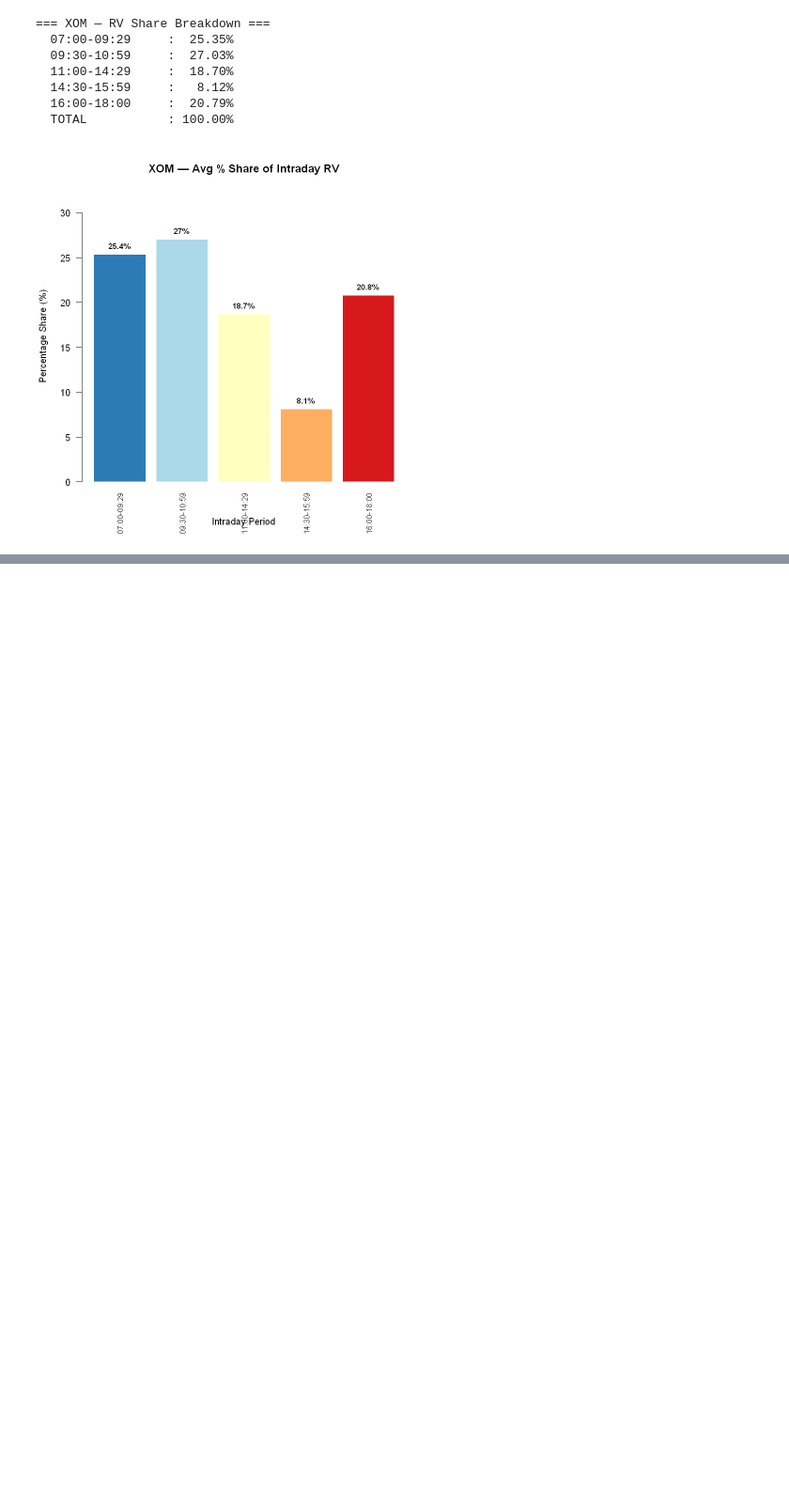
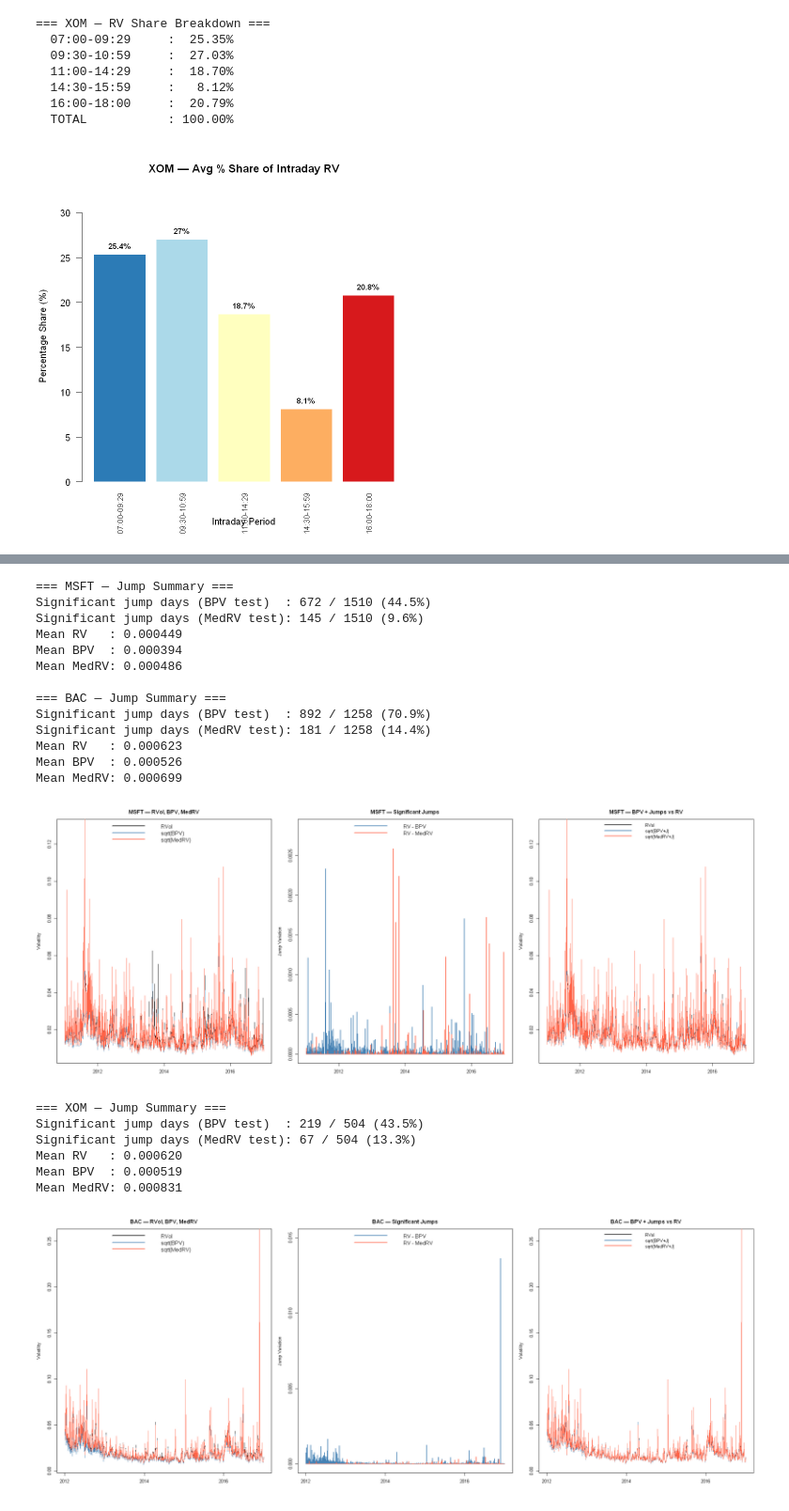
Before and after one commit to ahojdobryden/FiCox, a Jupyter notebook: HA3/HW3.ipynb, the cells around one changed output, grey strips where cells are left out. Shown at 94% size. Saved outputs shown, nothing was run; the diff lists cells and outputs as text; code cells hidden in the pictures; blank space fills up the shorter version.

```diff
--- a/HA3/HW3.ipynb
+++ b/HA3/HW3.ipynb
@@ -134,6 +123,29 @@ compare_rv <- function(clean_data, ticker) {
   index(rv_from_returns) <- as.Date(index(rv_from_returns))
 
   rv_diff <- rv_from_prices - rv_from_returns
+
+  # Extract the returns series for plotting
+  returns_series <- na.omit(clean_data[, "Returns"])
+
+  # Set up a 2-panel vertical layout
+  par(mfrow = c(2, 1), mar = c(3, 4, 3, 2) + 0.1)
+
+  # Plot 1: The High-Frequency Returns Series
+  print(plot(returns_series,
+             main = paste(ticker, "- 1-Minute Returns"),
+             ylab = "Returns",
+             col = "darkgray",
+             lwd = 1))
+
+  # Plot 2: The Time Series of RV from Returns
+  print(plot(rv_from_returns,
+             main = paste(ticker, "- Daily Realized Variance"),
+             ylab = "Realized Variance",
+             col = "darkblue",
+             lwd = 1))
+
+  # Reset the plotting layout back to standard 1x1
+  par(mfrow = c(1, 1))
 
   cat(sprintf("\n--- %s RV Differences (Prices Method vs Returns Method) ---\n", ticker))
   cat(sprintf("Minimum Difference : %f\n", min(rv_diff,  na.rm = TRUE)))
@@ -537,0 +782,26 @@ shares_prices_xom  <- plot_rv_shares_prices(xom_clean,  "XOM")
+# %%
+jumps_msft <- compute_jumps(msft_clean, "MSFT", rv_msft)
+jumps_bac  <- compute_jumps(bac_clean,  "BAC",  rv_bac)
+jumps_xom  <- compute_jumps(xom_clean,  "XOM",  rv_xom)
+# %% [output]
+=== MSFT — Jump Summary ===
+Significant jump days (BPV test)  : 672 / 1510 (44.5%)
+Significant jump days (MedRV test): 145 / 1510 (9.6%)
+Mean RV   : 0.000449
+Mean BPV  : 0.000394
+Mean MedRV: 0.000486
+
+=== BAC — Jump Summary ===
+Significant jump days (BPV test)  : 892 / 1258 (70.9%)
+Significant jump days (MedRV test): 181 / 1258 (14.4%)
+Mean RV   : 0.000623
+Mean BPV  : 0.000526
+Mean MedRV: 0.000699
+[figure, added]
+=== XOM — Jump Summary ===
+Significant jump days (BPV test)  : 219 / 504 (43.5%)
+Significant jump days (MedRV test): 67 / 504 (13.3%)
+Mean RV   : 0.000620
+Mean BPV  : 0.000519
+Mean MedRV: 0.000831
+[figure, added]
```
Also changed, not shown: parts of 16 cells of this notebook, 1 other file.
